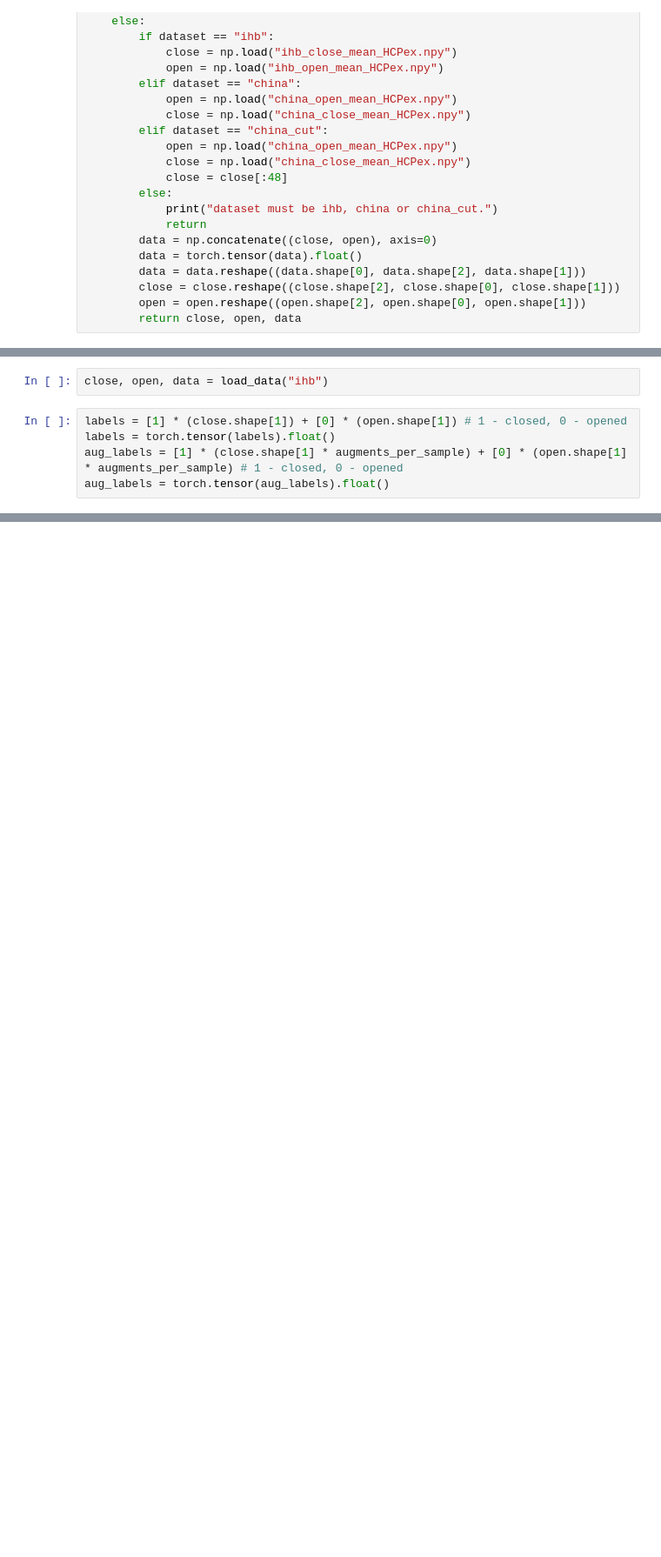
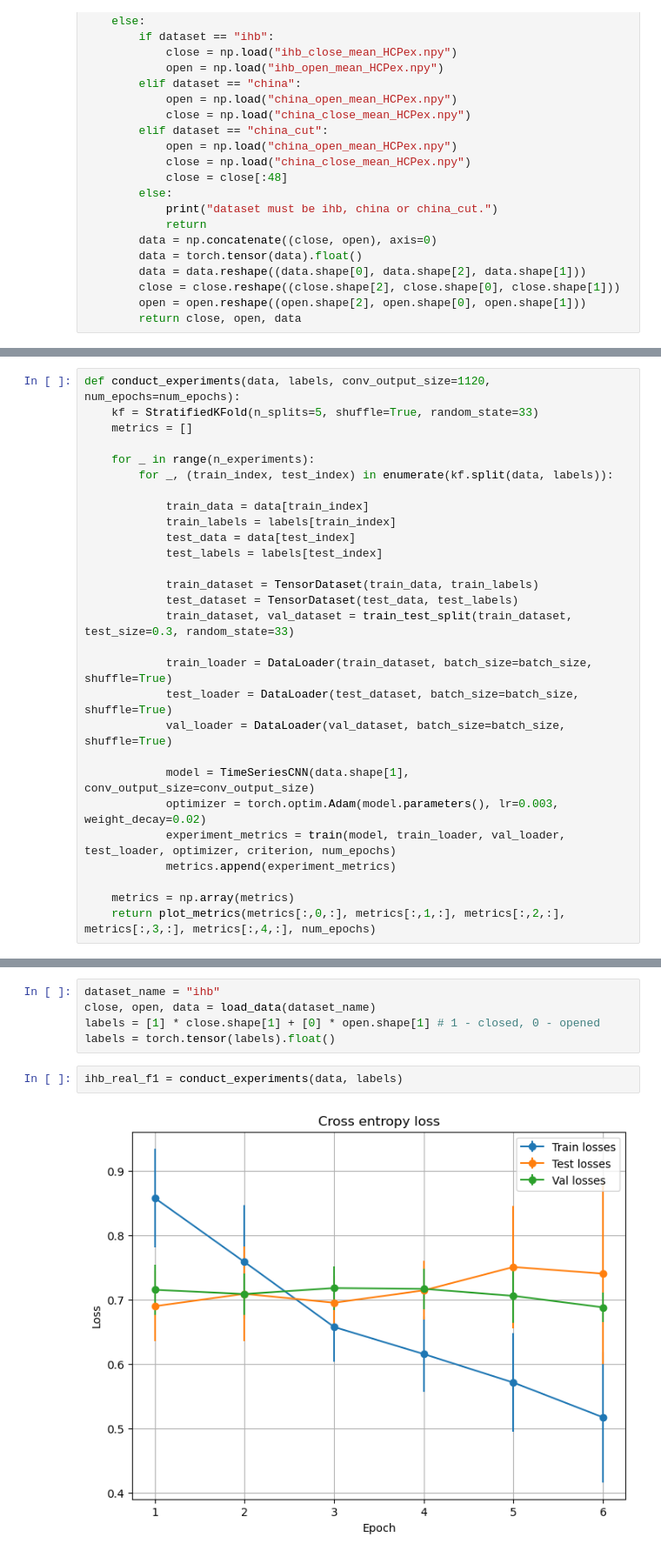
Before and after one commit to n0n1ck1/fMRI-augmentation, a Jupyter notebook: fMRI_train.ipynb, the cells around one changed output, grey strips where cells are left out. Shown at 87% size. Saved outputs shown, nothing was run; the diff lists cells and outputs as text; blank space fills up the shorter version.

Commit message:
Updated plotting functions and made the main code more compact

```diff
--- a/fMRI_train.ipynb
+++ b/fMRI_train.ipynb
@@ -701,7 +74,0 @@ torch.Size([84, 120, 14])
-# %%
-close, open, data = load_data("ihb")
-# %%
-labels = [1] * (close.shape[1]) + [0] * (open.shape[1]) # 1 - closed, 0 - opened
-labels = torch.tensor(labels).float()
-aug_labels = [1] * (close.shape[1] * augments_per_sample) + [0] * (open.shape[1] * augments_per_sample) # 1 - closed, 0 - opened
-aug_labels = torch.tensor(aug_labels).float()
@@ -809,0 +75,28 @@ torch.Size([28])
+# %%
+def conduct_experiments(data, labels, conv_output_size=1120, num_epochs=num_epochs):
+    kf = StratifiedKFold(n_splits=5, shuffle=True, random_state=33)
+    metrics = []
+
+    for _ in range(n_experiments):
+        for _, (train_index, test_index) in enumerate(kf.split(data, labels)):
+
+            train_data = data[train_index]
+            train_labels = labels[train_index]
+            test_data = data[test_index]
+            test_labels = labels[test_index]
+
+            train_dataset = TensorDataset(train_data, train_labels)
+            test_dataset = TensorDataset(test_data, test_labels)
+            train_dataset, val_dataset = train_test_split(train_dataset, test_size=0.3, random_state=33)
+
+            train_loader = DataLoader(train_dataset, batch_size=batch_size, shuffle=True)
+            test_loader = DataLoader(test_dataset, batch_size=batch_size, shuffle=True)
+            val_loader = DataLoader(val_dataset, batch_size=batch_size, shuffle=True)
+
+            model = TimeSeriesCNN(data.shape[1], conv_output_size=conv_output_size)
+            optimizer = torch.optim.Adam(model.parameters(), lr=0.003, weight_decay=0.02)
+            experiment_metrics = train(model, train_loader, val_loader, test_loader, optimizer, criterion, num_epochs)
+            metrics.append(experiment_metrics)
+
+    metrics = np.array(metrics)
+    return plot_metrics(metrics[:,0,:], metrics[:,1,:], metrics[:,2,:], metrics[:,3,:], metrics[:,4,:], num_epochs)
@@ -809,0 +237,9 @@ torch.Size([28])
+# %%
+dataset_name = "ihb"
+close, open, data = load_data(dataset_name)
+labels = [1] * close.shape[1] + [0] * open.shape[1] # 1 - closed, 0 - opened
+labels = torch.tensor(labels).float()
+# %%
+ihb_real_f1 = conduct_experiments(data, labels)
+# %% [output]
+[figure, added]
```
Also changed, not shown: parts of 92 cells of this notebook, 2 other files.
